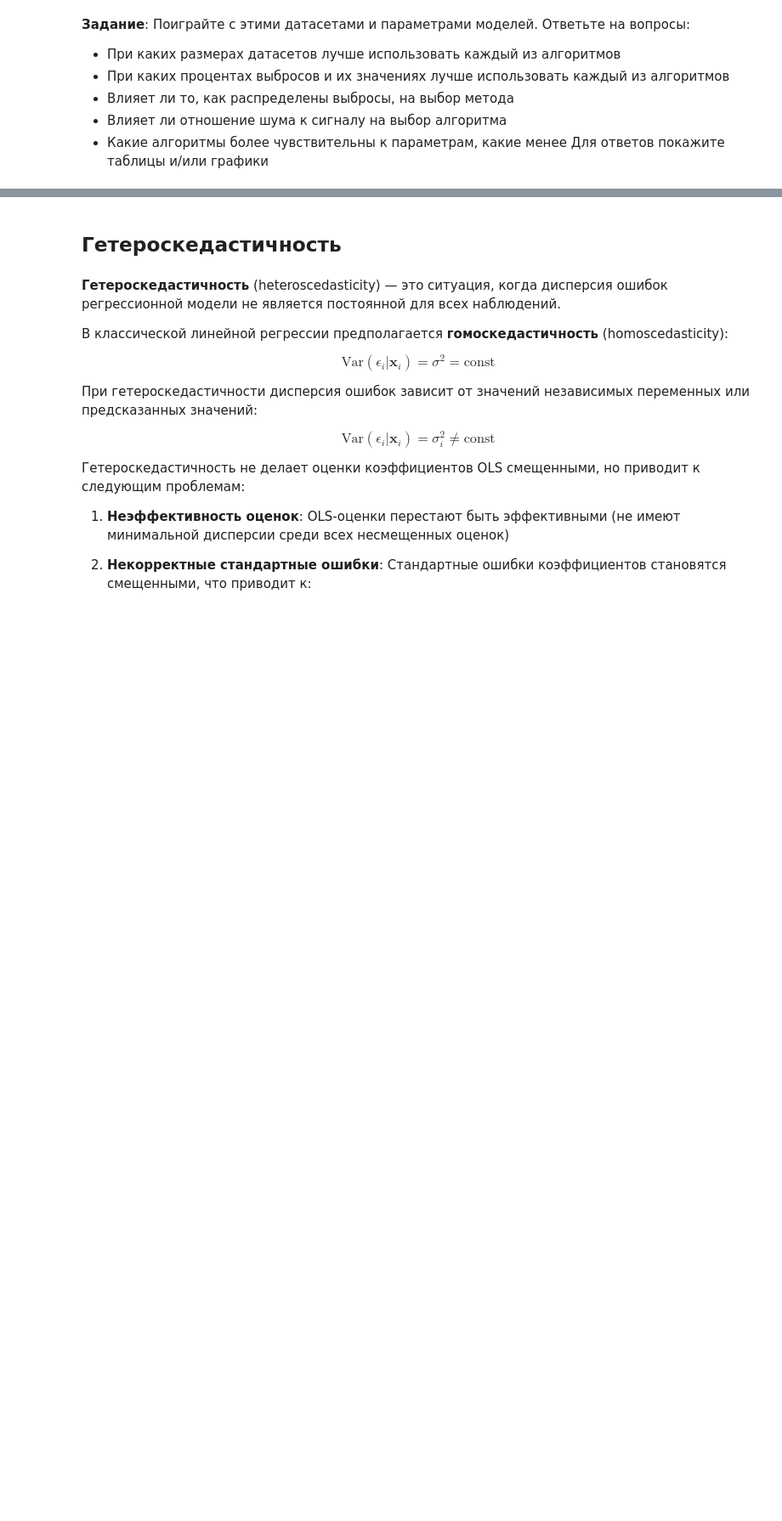
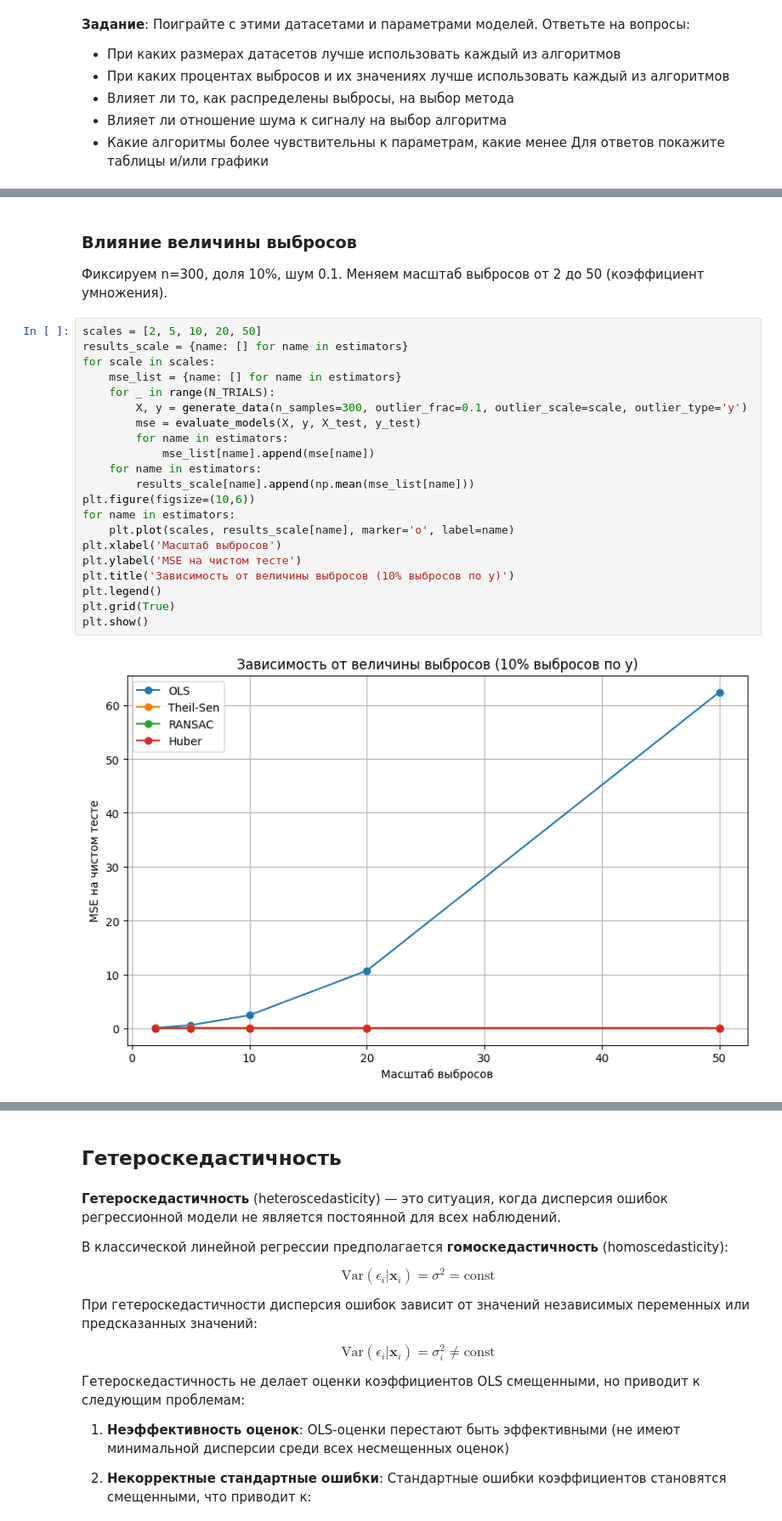
Before and after one commit to akpchelkova/spbu_ml_2026, a Jupyter notebook: notebooks/linear_regression.ipynb, the cells around one changed output, grey strips where cells are left out. Shown at 85% size. Drawn from its saved outputs; the diff is of its cells as text; blank space fills up the shorter version.

```diff
--- a/notebooks/linear_regression.ipynb
+++ b/notebooks/linear_regression.ipynb
@@ -560,0 +730,27 @@ errors_df
+# %% [markdown]
+### Влияние величины выбросов
+
+Фиксируем n=300, доля 10%, шум 0.1. Меняем масштаб выбросов от 2 до 50 (коэффициент умножения).
+# %%
+scales = [2, 5, 10, 20, 50]
+results_scale = {name: [] for name in estimators}
+for scale in scales:
+    mse_list = {name: [] for name in estimators}
+    for _ in range(N_TRIALS):
+        X, y = generate_data(n_samples=300, outlier_frac=0.1, outlier_scale=scale, outlier_type='y')
+        mse = evaluate_models(X, y, X_test, y_test)
+        for name in estimators:
+            mse_list[name].append(mse[name])
+    for name in estimators:
+        results_scale[name].append(np.mean(mse_list[name]))
+plt.figure(figsize=(10,6))
+for name in estimators:
+    plt.plot(scales, results_scale[name], marker='o', label=name)
+plt.xlabel('Масштаб выбросов')
+plt.ylabel('MSE на чистом тесте')
+plt.title('Зависимость от величины выбросов (10% выбросов по y)')
+plt.legend()
+plt.grid(True)
+plt.show()
+# %% [output]
+[figure, added]
```
Also changed, not shown: parts of 38 cells of this notebook.
